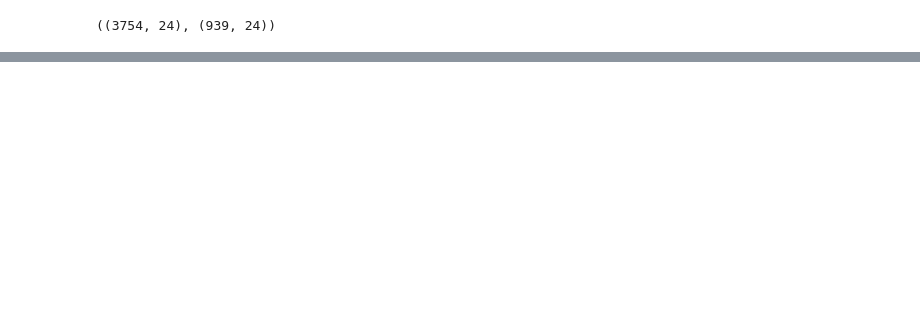
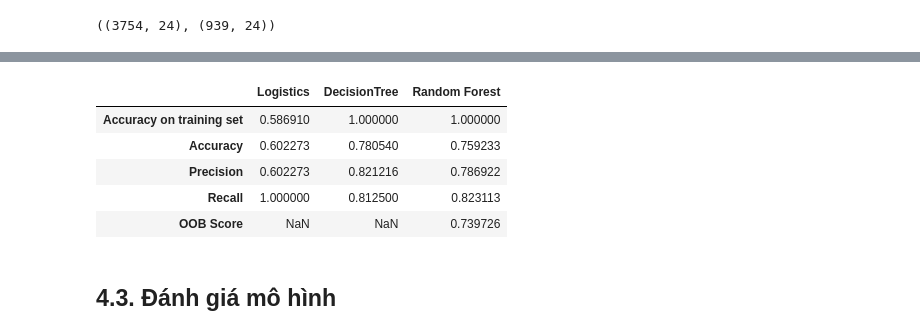
Before and after one commit to mq149/PTDLUD-01_DATH-2, a Jupyter notebook: PTDLUD-01_DATH#2_YC2.ipynb, the cells around one changed output, grey strips where cells are left out. Drawn from its saved outputs; the diff is of its cells as text; code cells hidden in the pictures; blank space fills up the shorter version.

```diff
--- a/PTDLUD-01_DATH#2_YC2.ipynb
+++ b/PTDLUD-01_DATH#2_YC2.ipynb
@@ -366,0 +430,11 @@ Out-of-bag score:  0.7506849315068493
+# %%
+result
+# %% [output]
+|  | Logistics | DecisionTree | Random Forest |
+| Accuracy on training set | 0.586910 | 1.000000 | 1.000000 |
+| Accuracy | 0.602273 | 0.780540 | 0.759233 |
+| Precision | 0.602273 | 0.821216 | 0.786922 |
+| Recall | 1.000000 | 0.812500 | 0.823113 |
+| OOB Score | NaN | NaN | 0.739726 |
+# %% [markdown]
+## 4.3. Đánh giá mô hình
```
Also changed, not shown: parts of 31 cells of this notebook.
